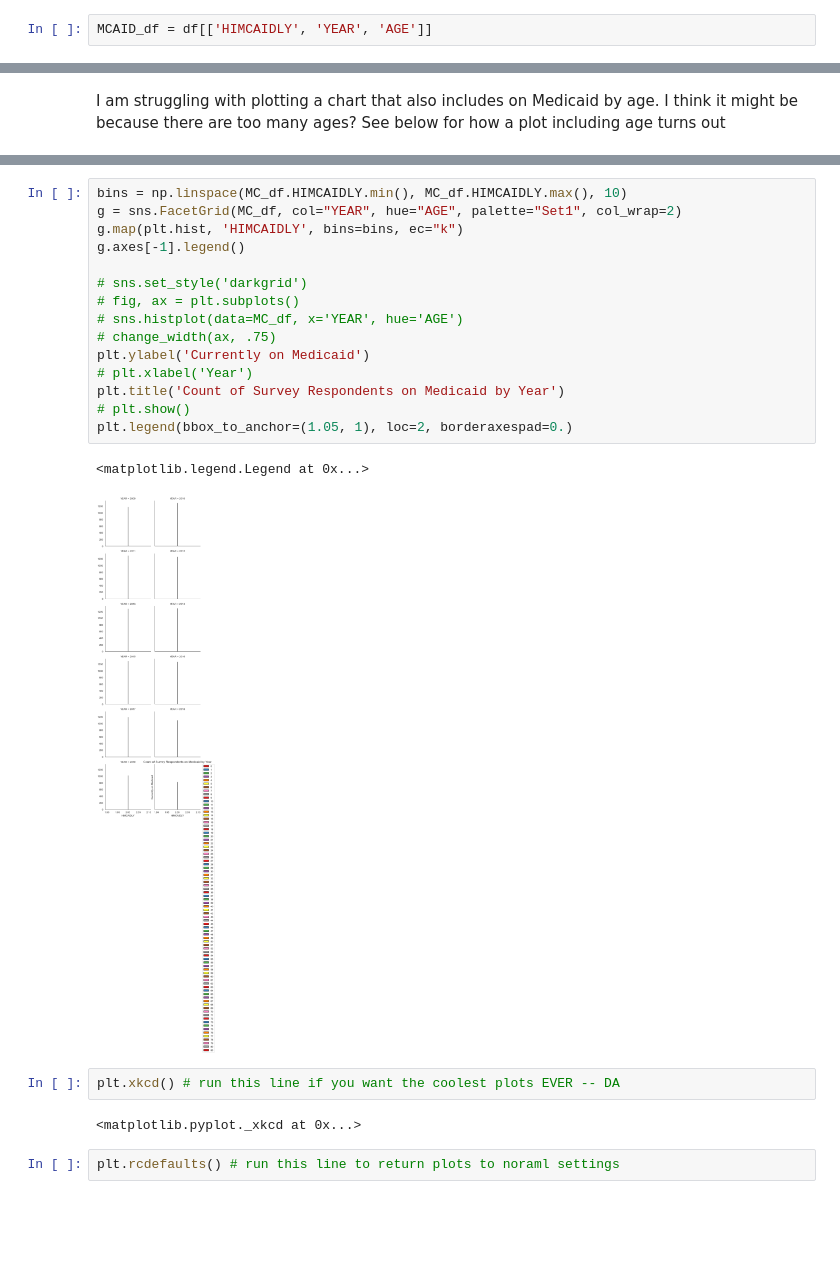
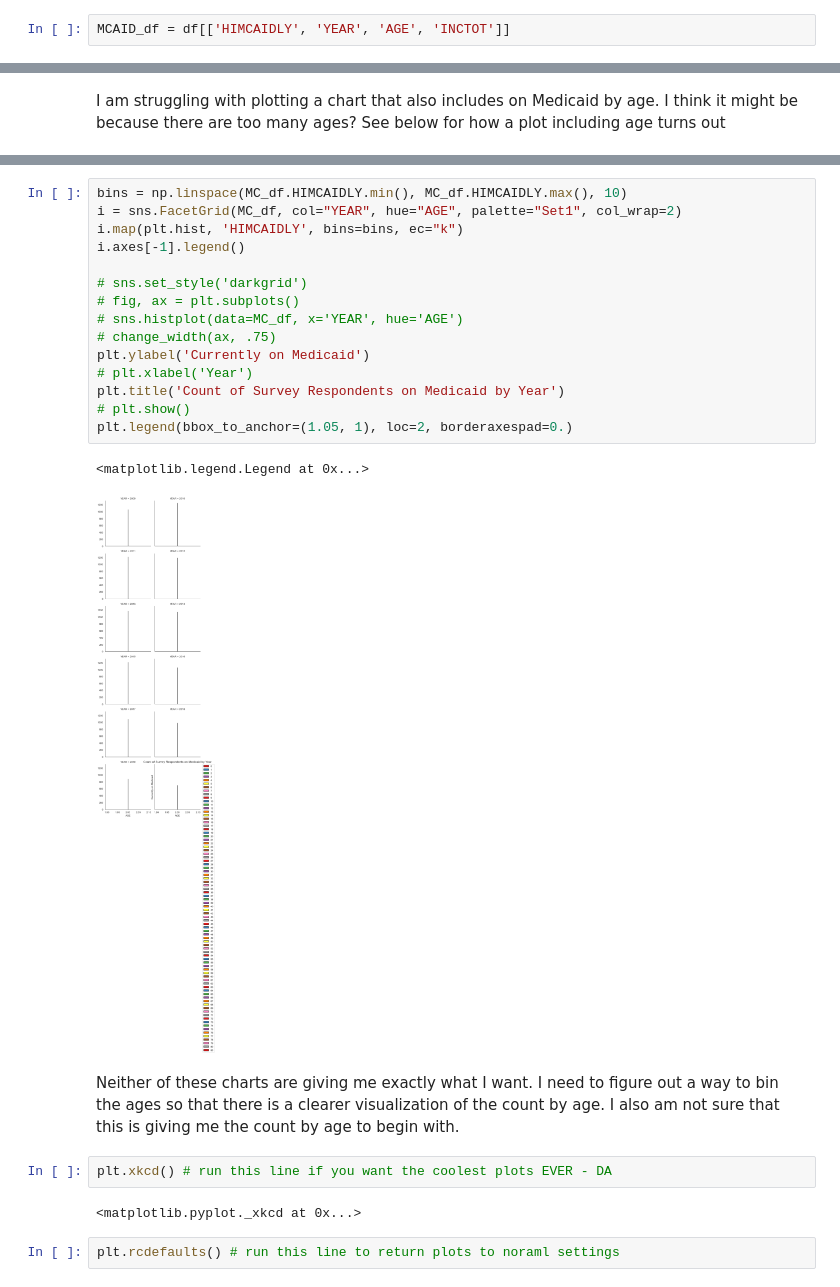
Before and after one commit to mspp-data-studio-2021/Ariel_Medex, a Jupyter notebook: Notebook for 6-28 Class.ipynb, the cells around one changed output, grey strips where cells are left out. Saved outputs shown, nothing was run; the diff lists cells and outputs as text; blank space fills up the shorter version.

```diff
--- a/Notebook for 6-28 Class.ipynb
+++ b/Notebook for 6-28 Class.ipynb
@@ -68,7 +57,7 @@ MCAID_df.groupby('YEAR').count()
 | 2020 | 28258 | 28258 | 0 | 28258 | 28258 | 0 | 28258 | 28258 | 0 | 28258 | ... | ... |
 12 rows × 108 columns
 # %%
-MCAID_df = df[['HIMCAIDLY', 'YEAR', 'AGE']]
+MCAID_df = df[['HIMCAIDLY', 'YEAR', 'AGE', 'INCTOT']]
 # %% [markdown]
 For the purposes of this data exercise, I am choosing to work with limited variables to save time in recoding
 # %%
@@ -158,23 +168,25 @@ I am struggling with plotting a chart that also includes on Medicaid by age. I t
 # %%
 bins = np.linspace(MC_df.HIMCAIDLY.min(), MC_df.HIMCAIDLY.max(), 10)
-g = sns.FacetGrid(MC_df, col="YEAR", hue="AGE", palette="Set1", col_wrap=2)
-g.map(plt.hist, 'HIMCAIDLY', bins=bins, ec="k")
-g.axes[-1].legend()
+i = sns.FacetGrid(MC_df, col="YEAR", hue="AGE", palette="Set1", col_wrap=2)
+i.map(plt.hist, 'HIMCAIDLY', bins=bins, ec="k")
+i.axes[-1].legend()
 
 # sns.set_style('darkgrid')
 # fig, ax = plt.subplots()
 # sns.histplot(data=MC_df, x='YEAR', hue='AGE')
 # change_width(ax, .75)
 plt.ylabel('Currently on Medicaid')
 # plt.xlabel('Year')
 plt.title('Count of Survey Respondents on Medicaid by Year')
 # plt.show()
 plt.legend(bbox_to_anchor=(1.05, 1), loc=2, borderaxespad=0.)
 # %% [output]
 <matplotlib.legend.Legend at 0x...>
-[figure, old version]
+[figure, new version]
+# %% [markdown]
+Neither of these charts are giving me exactly what I want. I need to figure out a way to bin the ages so that there is a clearer visualization of the count by age. I also am not sure that this is giving me the count by age to begin with.
 # %%
-plt.xkcd() # run this line if you want the coolest plots EVER -- DA
+plt.xkcd() # run this line if you want the coolest plots EVER - DA
 # %% [output]
 <matplotlib.pyplot._xkcd at 0x...>
 # %%
```
Also changed, not shown: parts of 25 cells of this notebook.
